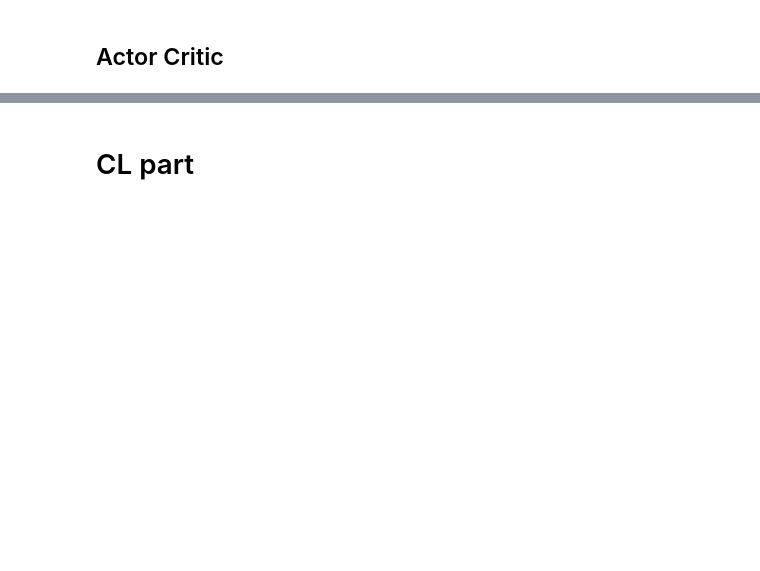
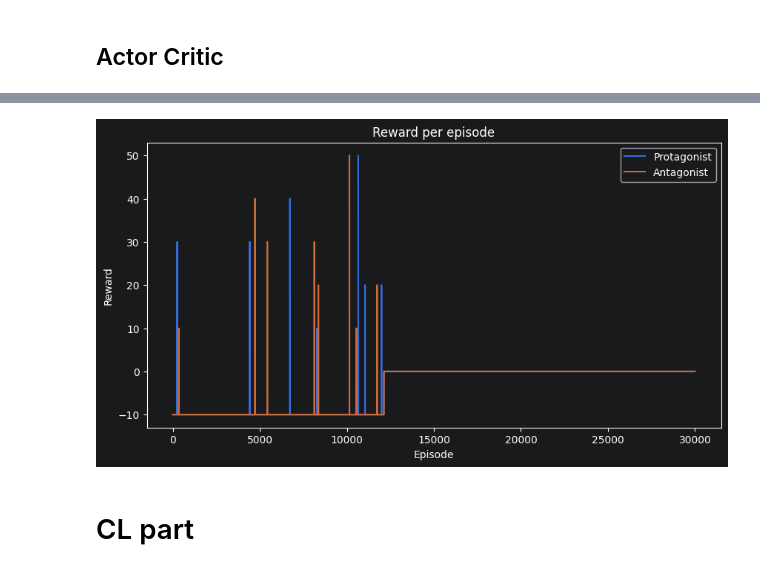
Before and after one commit to vgkikas/woRdLe, a Jupyter notebook: main.ipynb, the cells around one changed output, grey strips where cells are left out. Drawn from its saved outputs; the diff is of its cells as text; code cells hidden in the pictures; blank space fills up the shorter version.

```diff
--- a/main.ipynb
+++ b/main.ipynb
@@ -32,18 +34,6 @@ torch.set_default_device(device)
 # %% [markdown]
 ## Actor Critic
 # %%
-# Actor and critic instances for the protagonist
-actor_p = Actor(env.state_size, env.action_size).to(device)
-critic_p = Critic(env.state_size, env.action_size).to(device)
-
-# # Actor and critic for the antagonist
-actor_a = Actor(env.state_size, env.action_size).to(device)
-critic_a = Critic(env.state_size, env.action_size).to(device)
-
-# # Actor and critic for the teacher
-actor_t = Actor(48, env.action_size).to(device)
-critic_t = Critic(48, env.action_size).to(device)
-
 def select_action_actor(actor, state, available_actions, action_size):
     # Create a mask tensor for previously chosen actions
     mask = torch.full((action_size,), -1e9, device=device)
@@ -60,7 +50,7 @@ def select_word(actor_t):
     """
     Selects a word from the distribution.
     """
-    z = torch.randn(1, 48, device=device) # As per PAIRED paper
+    z = torch.randn(1, 8, device=device) # As per PAIRED paper
     teacher_output = actor_t(z)
     distribution = Categorical(logits=teacher_output)
     return env.words[distribution.sample().view(1, 1)]
@@ -83,7 +73,6 @@ def run_episode(actor, critic, optimizer_actor, optimizer_critic, state):
         masked_output = actor_output + mask
         dist = Categorical(logits=masked_output)
         action = dist.sample().view(1, 1)
-        print(env.words[action])
         next_state, reward, done, _ = env.step(action.item())
         next_state = torch.tensor(next_state, dtype=torch.float32, device=device).unsqueeze(0)
 
@@ -100,8 +89,6 @@ def run_episode(actor, critic, optimizer_actor, optimizer_critic, state):
         state = next_state
 
         if done:
-            if episode % 1000 == 0:
-                print(f"Episode: {episode}/{num_episodes}, Attempts: {env.attempts}, Reward: {reward}")
             break
     returns = []
     reward = 0
@@ -132,7 +119,16 @@ def run_episode(actor, critic, optimizer_actor, optimizer_critic, state):
     optimizer_actor.step()
     optimizer_critic.step()
 
-    return returns
+    return returns[env.attempts-1].item(), env.attempts
+# %%
+def plot_performance(rewards_p, rewards_a):
+    plt.figure(figsize=(10, 5))
+    plt.plot(rewards_p, label='Protagonist')
+    plt.plot(rewards_a, label='Antagonist')
+    plt.xlabel('Episode')
+    plt.ylabel('Reward')
+    plt.title('Reward per episode')
+    plt.legend()
 # %%
 num_episodes = 30000
 
@@ -184,3 +213,7 @@ for seed in seeds:
+# %%
+plot_performance(rewards_p, rewards_a)
+# %% [output]
+[figure, added]
 # %%
 total_attempts = 0
 correct_guesses = 0
```
Also changed, not shown: parts of 3 cells of this notebook, 3 other files.
